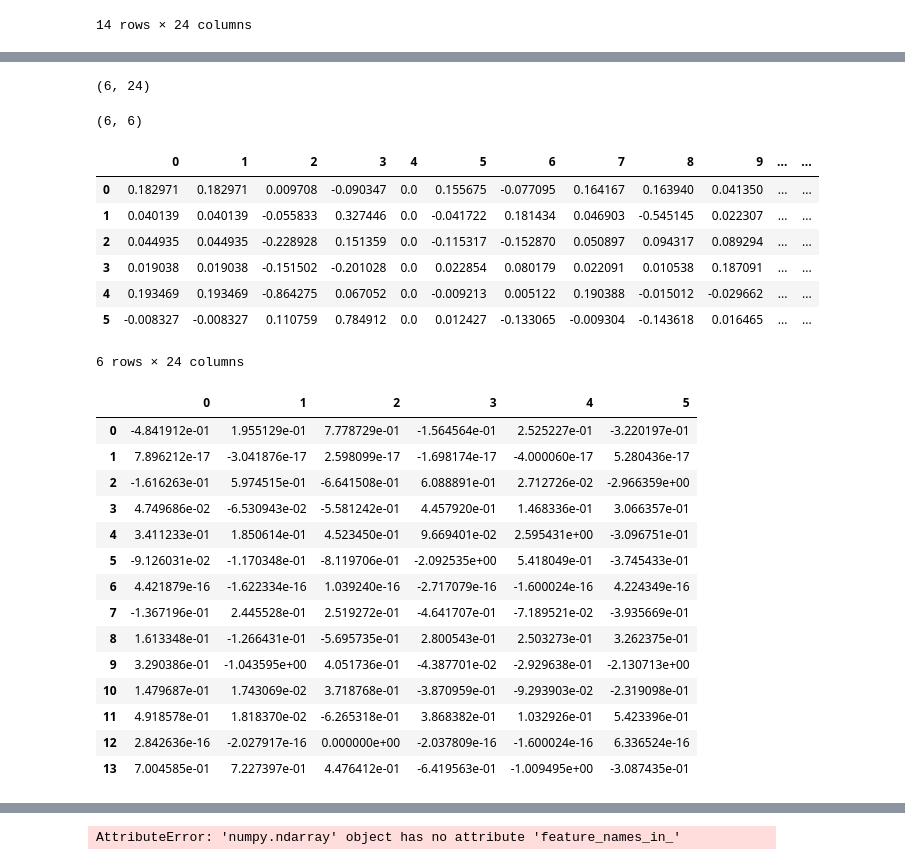
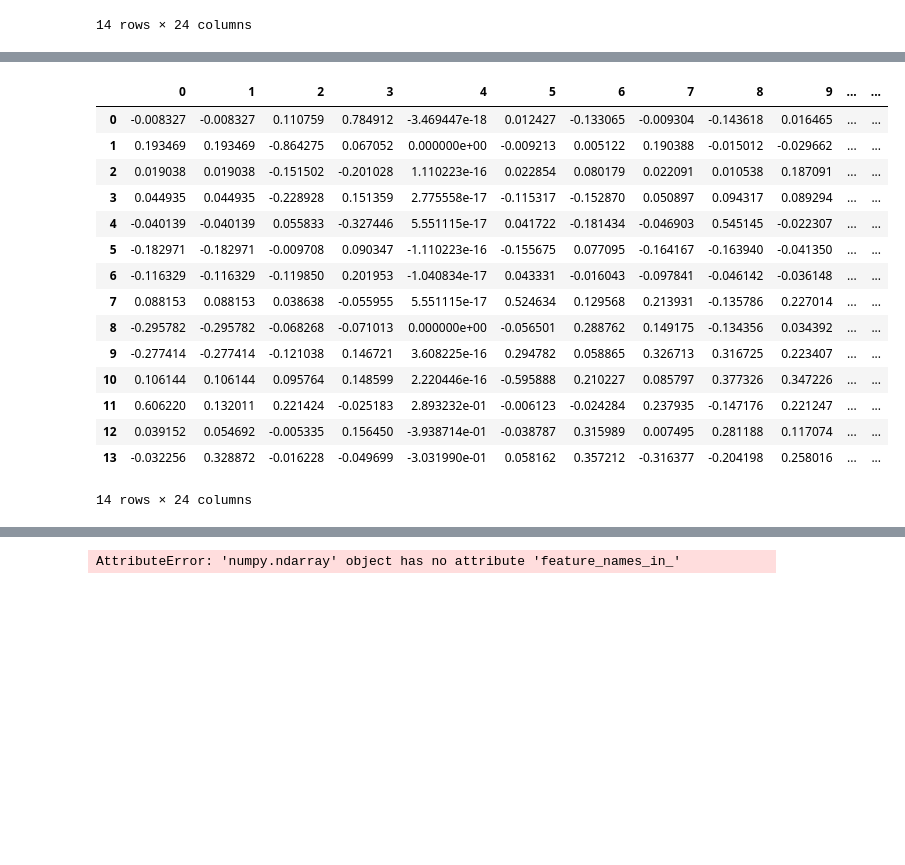
Before and after one commit to vlr112/WebScicence_FinalProject, a Jupyter notebook: labs/session_1/Session_1.ipynb, the cells around one changed output, grey strips where cells are left out. Saved outputs shown, nothing was run; the diff lists cells and outputs as text; code cells hidden in the pictures; blank space fills up the shorter version.

```diff
--- a/labs/session_1/Session_1.ipynb
+++ b/labs/session_1/Session_1.ipynb
@@ -505,78 +540,55 @@ ratings_matrix_2_1
 # SVD from scratch
 q, sigma, vT = np.linalg.svd(ratings_matrix_2_1, full_matrices=False)
 
-
-np
 user_factors = np.matmul(q, np.diag(sigma))
 pd.DataFrame(user_factors)
 
-
+item_factors = pd.DataFrame(vT)
+item_factors
 # user_factors = (q[:,:5])
 # pd.DataFrame(user_factors)
 
 
 
 # jj = pd.DataFrame(vT[:5])
 
 # jj[14]
 
 # ori = np.matmul(user_factors, vT[:5])
 
 # pd.DataFrame(ori)
 # %% [output]
 |  | 0 | 1 | 2 | 3 | 4 | 5 | 6 | 7 | 8 | 9 | 10 | ... |
 | 0 | -3.220197e-01 | 2.525227e-01 | -1.564564e-01 | 7.778729e-01 | -1.955129e-01 | 4.841912e-01 | -2.197429e-01 | -2.530831e-01 | 7.386638e-02 | -1.463219e-02 | 1.108872e-01 | ... |
 | 1 | -4.224349e-16 | -1.600024e-16 | 6.792698e-17 | 0.000000e+00 | -1.622334e-16 | 0.000000e+00 | -7.384497e-17 | -1.419436e-16 | -8.731441e-17 | -8.995230e-17 | -4.861635e-17 | ... |
 | 2 | -2.966359e+00 | 2.712726e-02 | 6.088891e-01 | -6.641508e-01 | -5.974515e-01 | 1.616263e-01 | 6.179983e-02 | -3.136048e-03 | 1.895443e-02 | -2.838913e-02 | -8.566457e-03 | ... |
 | 3 | 3.066357e-01 | 1.468336e-01 | 4.457920e-01 | -5.581242e-01 | 6.530943e-02 | -4.749686e-02 | -3.229043e-01 | 2.158637e-01 | 1.358611e-01 | 1.506529e-01 | 9.473350e-02 | ... |
 | 4 | -3.096751e-01 | 2.595431e+00 | 9.669401e-02 | 4.523450e-01 | -1.850614e-01 | -3.411233e-01 | -3.855826e-02 | 3.328887e-02 | -7.363256e-03 | 1.534451e-02 | -1.945994e-02 | ... |
 | 5 | -3.745433e-01 | 5.418049e-01 | -2.092535e+00 | -8.119706e-01 | 1.170348e-01 | 9.126031e-02 | -5.077466e-02 | -4.678996e-02 | 3.688325e-02 | 3.287550e-03 | -1.713155e-03 | ... |
 | 6 | 0.000000e+00 | 0.000000e+00 | 0.000000e+00 | -5.196198e-17 | -3.244667e-16 | -1.263394e-16 | 0.000000e+00 | 0.000000e+00 | 2.910480e-17 | 0.000000e+00 | 0.000000e+00 | ... |
 | 7 | -3.935669e-01 | -7.189521e-02 | -4.641707e-01 | 2.519272e-01 | -2.445528e-01 | 1.367196e-01 | 2.348153e-01 | 1.161182e-01 | -2.348996e-01 | 1.362912e-01 | 8.251095e-02 | ... |
 | 8 | 3.262375e-01 | 2.503273e-01 | 2.800543e-01 | -5.695735e-01 | 1.266431e-01 | -1.613348e-01 | -3.417890e-01 | 1.540895e-02 | -1.585979e-01 | -1.917210e-01 | 8.382180e-02 | ... |
 | 9 | -2.130713e+00 | -2.929638e-01 | -4.387701e-02 | 4.051736e-01 | 1.043595e+00 | -3.290386e-01 | -8.711071e-02 | -3.796881e-02 | -1.444465e-02 | 3.502605e-02 | 1.796569e-02 | ... |
 | 10 | -2.319098e-01 | -9.293903e-02 | -3.870959e-01 | 3.718768e-01 | -1.743069e-02 | -1.479687e-01 | 4.518882e-01 | 2.143820e-01 | 1.241324e-01 | -1.451699e-01 | 8.524663e-02 | ... |
 | 11 | 5.423396e-01 | 1.032926e-01 | 3.868382e-01 | -6.265318e-01 | -1.818370e-02 | -4.918578e-01 | 3.864416e-01 | -2.936680e-01 | 1.998469e-02 | 5.766385e-02 | 6.919976e-02 | ... |
 | 12 | 0.000000e+00 | 0.000000e+00 | 0.000000e+00 | 0.000000e+00 | 0.000000e+00 | 0.000000e+00 | 0.000000e+00 | 0.000000e+00 | 0.000000e+00 | 0.000000e+00 | 0.000000e+00 | ... |
 | 13 | -3.087435e-01 | -1.009495e+00 | -6.419563e-01 | 4.476412e-01 | -7.227397e-01 | -7.004585e-01 | -3.049192e-01 | -1.473619e-02 | 1.182262e-02 | 1.055757e-02 | -7.363765e-04 | ... |
+|  | 0 | 1 | 2 | 3 | 4 | 5 | 6 | 7 | 8 | 9 | ... | ... |
+| 0 | -0.008327 | -0.008327 | 0.110759 | 0.784912 | -3.469447e-18 | 0.012427 | -0.133065 | -0.009304 | -0.143618 | 0.016465 | ... | ... |
+| 1 | 0.193469 | 0.193469 | -0.864275 | 0.067052 | 0.000000e+00 | -0.009213 | 0.005122 | 0.190388 | -0.015012 | -0.029662 | ... | ... |
+| 2 | 0.019038 | 0.019038 | -0.151502 | -0.201028 | 1.110223e-16 | 0.022854 | 0.080179 | 0.022091 | 0.010538 | 0.187091 | ... | ... |
+| 3 | 0.044935 | 0.044935 | -0.228928 | 0.151359 | 2.775558e-17 | -0.115317 | -0.152870 | 0.050897 | 0.094317 | 0.089294 | ... | ... |
+| 4 | -0.040139 | -0.040139 | 0.055833 | -0.327446 | 5.551115e-17 | 0.041722 | -0.181434 | -0.046903 | 0.545145 | -0.022307 | ... | ... |
+| 5 | -0.182971 | -0.182971 | -0.009708 | 0.090347 | -1.110223e-16 | -0.155675 | 0.077095 | -0.164167 | -0.163940 | -0.041350 | ... | ... |
+| 6 | -0.116329 | -0.116329 | -0.119850 | 0.201953 | -1.040834e-17 | 0.043331 | -0.016043 | -0.097841 | -0.046142 | -0.036148 | ... | ... |
+| 7 | 0.088153 | 0.088153 | 0.038638 | -0.055955 | 5.551115e-17 | 0.524634 | 0.129568 | 0.213931 | -0.135786 | 0.227014 | ... | ... |
+| 8 | -0.295782 | -0.295782 | -0.068268 | -0.071013 | 0.000000e+00 | -0.056501 | 0.288762 | 0.149175 | -0.134356 | 0.034392 | ... | ... |
+| 9 | -0.277414 | -0.277414 | -0.121038 | 0.146721 | 3.608225e-16 | 0.294782 | 0.058865 | 0.326713 | 0.316725 | 0.223407 | ... | ... |
+| 10 | 0.106144 | 0.106144 | 0.095764 | 0.148599 | 2.220446e-16 | -0.595888 | 0.210227 | 0.085797 | 0.377326 | 0.347226 | ... | ... |
+| 11 | 0.606220 | 0.132011 | 0.221424 | -0.025183 | 2.893232e-01 | -0.006123 | -0.024284 | 0.237935 | -0.147176 | 0.221247 | ... | ... |
+| 12 | 0.039152 | 0.054692 | -0.005335 | 0.156450 | -3.938714e-01 | -0.038787 | 0.315989 | 0.007495 | 0.281188 | 0.117074 | ... | ... |
+| 13 | -0.032256 | 0.328872 | -0.016228 | -0.049699 | -3.031990e-01 | 0.058162 | 0.357212 | -0.316377 | -0.204198 | 0.258016 | ... | ... |
+14 rows × 24 columns
-# %%
-# SVD usiing scipy pkg
-import scipy
-
-u , s ,vT = scipy.sparse.linalg.svds(ratings_matrix_2_1, which = 'LM' )
-
-np.shape(vT)
-np.shape(np.diag(s))
-
-pd.DataFrame(vT)
-
-pd.DataFrame(np.matmul( u, np.diag(s)))
-# %% [output]
-(6, 24)
-(6, 6)
-|  | 0 | 1 | 2 | 3 | 4 | 5 | 6 | 7 | 8 | 9 | ... | ... |
-| 0 | 0.182971 | 0.182971 | 0.009708 | -0.090347 | 0.0 | 0.155675 | -0.077095 | 0.164167 | 0.163940 | 0.041350 | ... | ... |
-| 1 | 0.040139 | 0.040139 | -0.055833 | 0.327446 | 0.0 | -0.041722 | 0.181434 | 0.046903 | -0.545145 | 0.022307 | ... | ... |
-| 2 | 0.044935 | 0.044935 | -0.228928 | 0.151359 | 0.0 | -0.115317 | -0.152870 | 0.050897 | 0.094317 | 0.089294 | ... | ... |
-| 3 | 0.019038 | 0.019038 | -0.151502 | -0.201028 | 0.0 | 0.022854 | 0.080179 | 0.022091 | 0.010538 | 0.187091 | ... | ... |
-| 4 | 0.193469 | 0.193469 | -0.864275 | 0.067052 | 0.0 | -0.009213 | 0.005122 | 0.190388 | -0.015012 | -0.029662 | ... | ... |
-| 5 | -0.008327 | -0.008327 | 0.110759 | 0.784912 | 0.0 | 0.012427 | -0.133065 | -0.009304 | -0.143618 | 0.016465 | ... | ... |
-6 rows × 24 columns
-|  | 0 | 1 | 2 | 3 | 4 | 5 |
-| 0 | -4.841912e-01 | 1.955129e-01 | 7.778729e-01 | -1.564564e-01 | 2.525227e-01 | -3.220197e-01 |
-| 1 | 7.896212e-17 | -3.041876e-17 | 2.598099e-17 | -1.698174e-17 | -4.000060e-17 | 5.280436e-17 |
-| 2 | -1.616263e-01 | 5.974515e-01 | -6.641508e-01 | 6.088891e-01 | 2.712726e-02 | -2.966359e+00 |
-| 3 | 4.749686e-02 | -6.530943e-02 | -5.581242e-01 | 4.457920e-01 | 1.468336e-01 | 3.066357e-01 |
-| 4 | 3.411233e-01 | 1.850614e-01 | 4.523450e-01 | 9.669401e-02 | 2.595431e+00 | -3.096751e-01 |
-| 5 | -9.126031e-02 | -1.170348e-01 | -8.119706e-01 | -2.092535e+00 | 5.418049e-01 | -3.745433e-01 |
-| 6 | 4.421879e-16 | -1.622334e-16 | 1.039240e-16 | -2.717079e-16 | -1.600024e-16 | 4.224349e-16 |
-| 7 | -1.367196e-01 | 2.445528e-01 | 2.519272e-01 | -4.641707e-01 | -7.189521e-02 | -3.935669e-01 |
-| 8 | 1.613348e-01 | -1.266431e-01 | -5.695735e-01 | 2.800543e-01 | 2.503273e-01 | 3.262375e-01 |
-| 9 | 3.290386e-01 | -1.043595e+00 | 4.051736e-01 | -4.387701e-02 | -2.929638e-01 | -2.130713e+00 |
-| 10 | 1.479687e-01 | 1.743069e-02 | 3.718768e-01 | -3.870959e-01 | -9.293903e-02 | -2.319098e-01 |
-| 11 | 4.918578e-01 | 1.818370e-02 | -6.265318e-01 | 3.868382e-01 | 1.032926e-01 | 5.423396e-01 |
-| 12 | 2.842636e-16 | -2.027917e-16 | 0.000000e+00 | -2.037809e-16 | -1.600024e-16 | 6.336524e-16 |
-| 13 | 7.004585e-01 | 7.227397e-01 | 4.476412e-01 | -6.419563e-01 | -1.009495e+00 | -3.087435e-01 |
 # %%
 #SVD using surprise p
 
```
Also changed, not shown: parts of 33 cells of this notebook.
